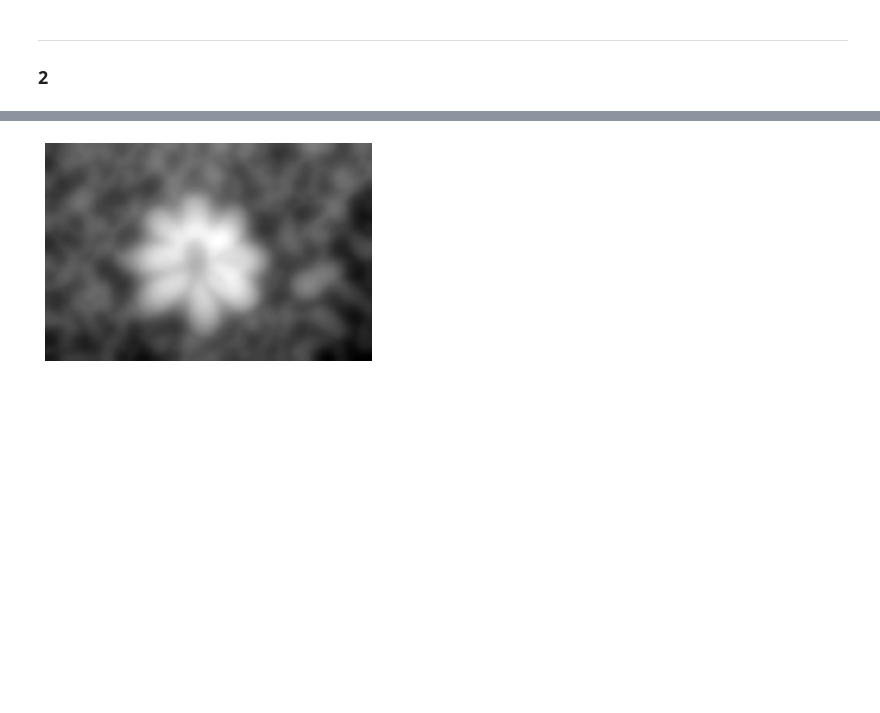
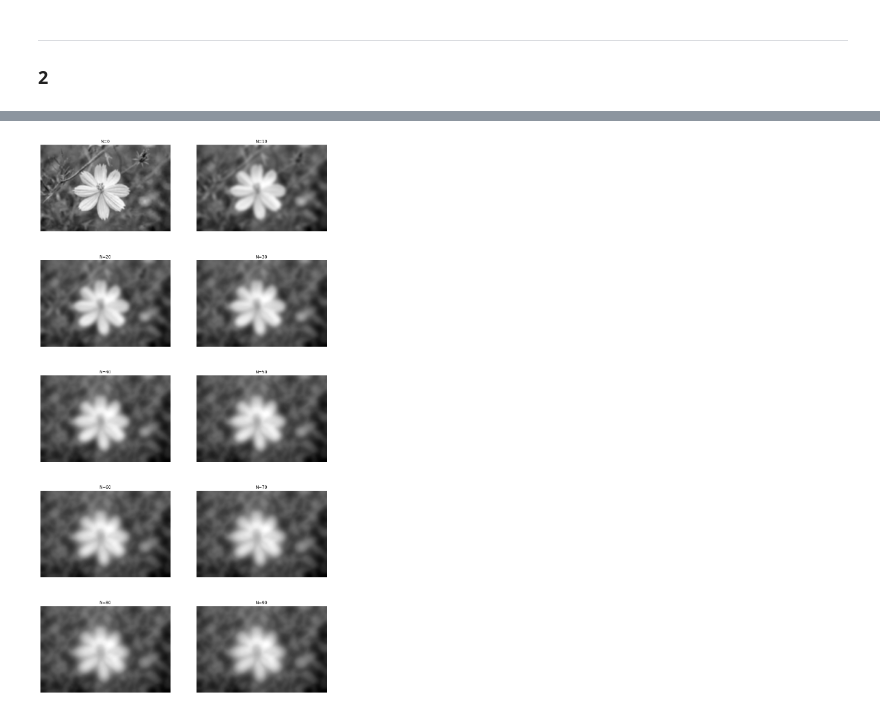
Before and after one commit to phdomingues/FEI-PhD_Masters-Subjects, a Jupyter notebook: ComputerVision/Atv01.ipynb, the cells around one changed output, grey strips where cells are left out. Saved outputs shown, nothing was run; the diff lists cells and outputs as text; code cells hidden in the pictures; blank space fills up the shorter version.

```diff
--- a/ComputerVision/Atv01.ipynb
+++ b/ComputerVision/Atv01.ipynb
@@ -92,14 +93,3 @@ plot_histogram(histogram(img3), ax=ax[2][1])
 ---
 
 ### 2
-# %%
-WIDTH = 500
-HEIGHT = 500
-
-img1 = np.zeros((WIDTH, HEIGHT))
-img2 = np.zeros((WIDTH, HEIGHT))
-
-for i in range(HEIGHT):
-    for j in range(WIDTH):
-        img1[i][j] = 0 if j < WIDTH / 2 else 1
-show_image(img1)
@@ -108,10 +129,22 @@ show_image(img1)
 # %%
 # Create a 3x3 Kernel
 kernel = np.ones((3,3), np.float32)/9
+# Checkpoints
+def get_next_pos(lines, cols):
+    for i in range(lines):
+        for j in range(cols):
+            yield (i,j)
+checkpoints = [i*10 for i in range(10)]
+idx = get_next_pos(5,2)
+# Plot
+fig, ax = plt.subplots(5,2, figsize=(15,30))
 # Apply convolution between image and 3x3 Kernel
 result = img.copy()
-for i in range(2000):
+for iteration in range(200):
     result = cv2.filter2D(result,-1, kernel)
-show_image(result)
+    if iteration in checkpoints:
+        i, j = next(idx)
+        ax[i][j].set_title(f'N={iteration}')
+        show_image(result, ax=ax[i][j])
 # %% [output]
-[figure, old version]
+[figure, new version]
```
Also changed, not shown: parts of 8 cells of this notebook, 3 other files.
